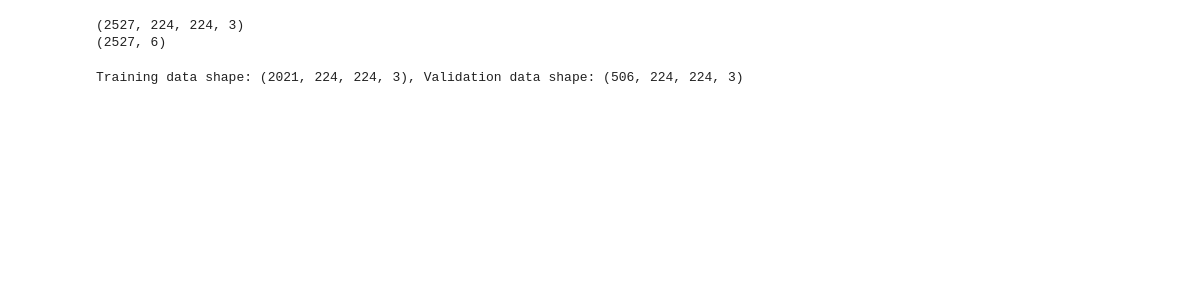
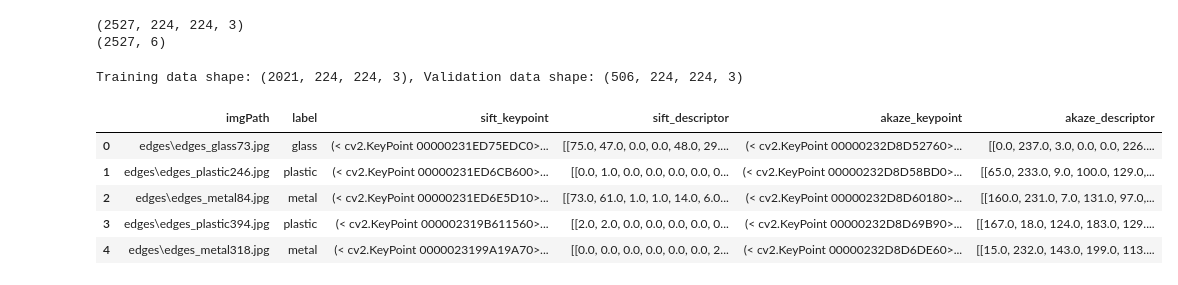
Before and after one commit to DominickAlbert/ComputerVision, a Jupyter notebook: main.ipynb, the cells around one changed output. Cells and saved outputs as stored; diff of their text form; code cells hidden in the pictures; blank space fills up the shorter version.

```diff
--- a/main.ipynb
+++ b/main.ipynb
@@ -244,0 +294,9 @@ Training data shape: (2021, 224, 224, 3), Validation data shape: (506, 224, 224,
+# %%
+df_edges.head()
+# %% [output]
+|  | imgPath | label | sift_keypoint | sift_descriptor | akaze_keypoint | akaze_descriptor |
+| 0 | edges\edges_glass73.jpg | glass | (< cv2.KeyPoint 00000231ED75EDC0>... | [[75.0, 47.0, 0.0, 0.0, 48.0, 29.... | (< cv2.KeyPoint 00000232D8D52760>... | [[0.0, 237.0, 3.0, 0.0, 0.0, 226.... |
+| 1 | edges\edges_plastic246.jpg | plastic | (< cv2.KeyPoint 00000231ED6CB600>... | [[0.0, 1.0, 0.0, 0.0, 0.0, 0.0, 0... | (< cv2.KeyPoint 00000232D8D58BD0>... | [[65.0, 233.0, 9.0, 100.0, 129.0,... |
+| 2 | edges\edges_metal84.jpg | metal | (< cv2.KeyPoint 00000231ED6E5D10>... | [[73.0, 61.0, 1.0, 1.0, 14.0, 6.0... | (< cv2.KeyPoint 00000232D8D60180>... | [[160.0, 231.0, 7.0, 131.0, 97.0,... |
+| 3 | edges\edges_plastic394.jpg | plastic | (< cv2.KeyPoint 000002319B611560>... | [[2.0, 2.0, 0.0, 0.0, 0.0, 0.0, 0... | (< cv2.KeyPoint 00000232D8D69B90>... | [[167.0, 18.0, 124.0, 183.0, 129.... |
+| 4 | edges\edges_metal318.jpg | metal | (< cv2.KeyPoint 0000023199A19A70>... | [[0.0, 0.0, 0.0, 0.0, 0.0, 0.0, 2... | (< cv2.KeyPoint 00000232D8D6DE60>... | [[15.0, 232.0, 143.0, 199.0, 113.... |
```
Also changed, not shown: parts of 12 cells of this notebook, 3 other files.
